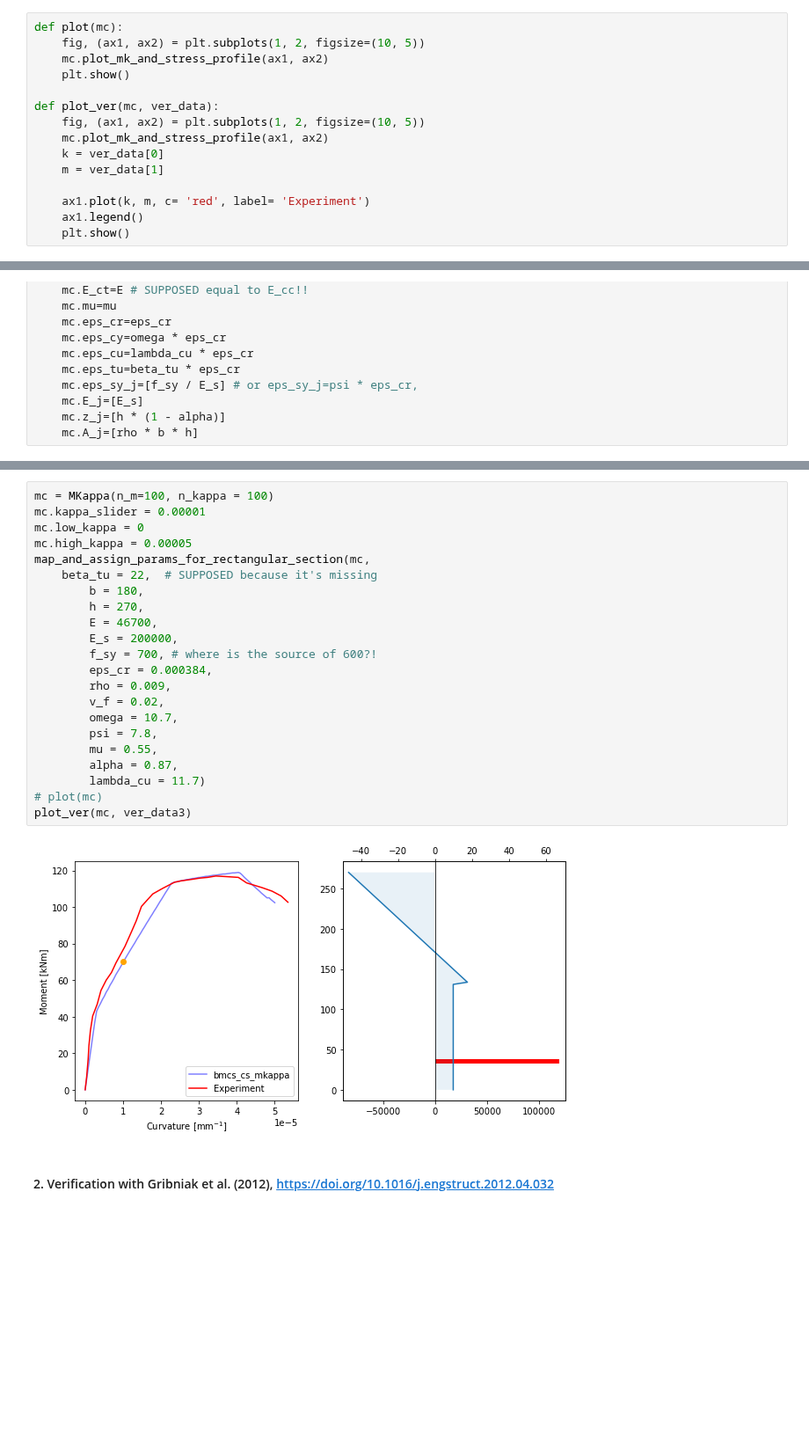
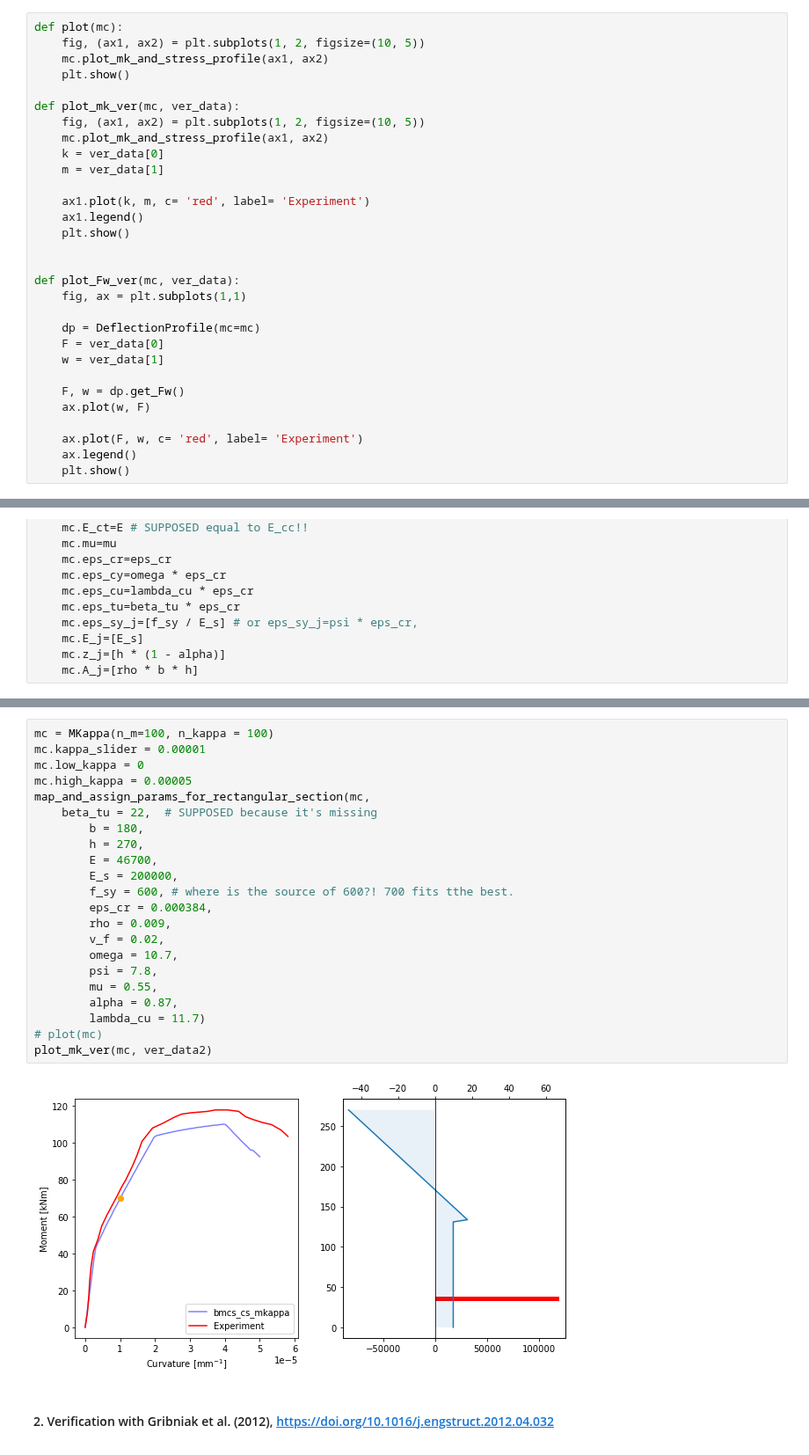
Before and after one commit to rosoba/bmcs_cross_section, a Jupyter notebook: bmcs_cross_section/mkappa/mkappa.ipynb, the cells around one changed output, grey strips where cells are left out. Shown at 88% size. Drawn from its saved outputs; the diff is of its cells as text; blank space fills up the shorter version.

```diff
--- a/bmcs_cross_section/mkappa/mkappa.ipynb
+++ b/bmcs_cross_section/mkappa/mkappa.ipynb
@@ -18,7 +18,7 @@ def plot(mc):
     mc.plot_mk_and_stress_profile(ax1, ax2)
     plt.show()
 
-def plot_ver(mc, ver_data):
+def plot_mk_ver(mc, ver_data):
     fig, (ax1, ax2) = plt.subplots(1, 2, figsize=(10, 5))
     mc.plot_mk_and_stress_profile(ax1, ax2)
     k = ver_data[0]
@@ -27,6 +27,21 @@ def plot_ver(mc, ver_data):
     ax1.plot(k, m, c= 'red', label= 'Experiment')
     ax1.legend()
     plt.show()
+
+
+def plot_Fw_ver(mc, ver_data):
+    fig, ax = plt.subplots(1,1)
+
+    dp = DeflectionProfile(mc=mc)
+    F = ver_data[0]
+    w = ver_data[1]
+
+    F, w = dp.get_Fw()
+    ax.plot(w, F)
+
+    ax.plot(F, w, c= 'red', label= 'Experiment')
+    ax.legend()
+    plt.show()
 # %% [markdown]
 ## 1. Checking the model with its default parameters
 # %%
@@ -124,27 +139,27 @@ plot_ver(mc, ver_data1)
 # %%
 mc = MKappa(n_m=100, n_kappa = 100)
 mc.kappa_slider = 0.00001
 mc.low_kappa = 0
 mc.high_kappa = 0.00005
 map_and_assign_params_for_rectangular_section(mc,
     beta_tu = 22,  # SUPPOSED because it's missing
         b = 180,
         h = 270,
         E = 46700,
         E_s = 200000,
-        f_sy = 700, # where is the source of 600?!
+        f_sy = 600, # where is the source of 600?! 700 fits tthe best.
         eps_cr = 0.000384,
         rho = 0.009,
         v_f = 0.02,
         omega = 10.7,
         psi = 7.8,
         mu = 0.55,
         alpha = 0.87,
         lambda_cu = 11.7)
 # plot(mc)
-plot_ver(mc, ver_data3)
+plot_mk_ver(mc, ver_data2)
 # %% [output]
-[figure, old version]
+[figure, new version]
 # %% [markdown]
 #### 2. Verification with Gribniak et al. (2012), https://doi.org/10.1016/j.engstruct.2012.04.032
 ![image.png](attachment:image.png)
```
Also changed, not shown: parts of 2 cells of this notebook, 1 other file.
